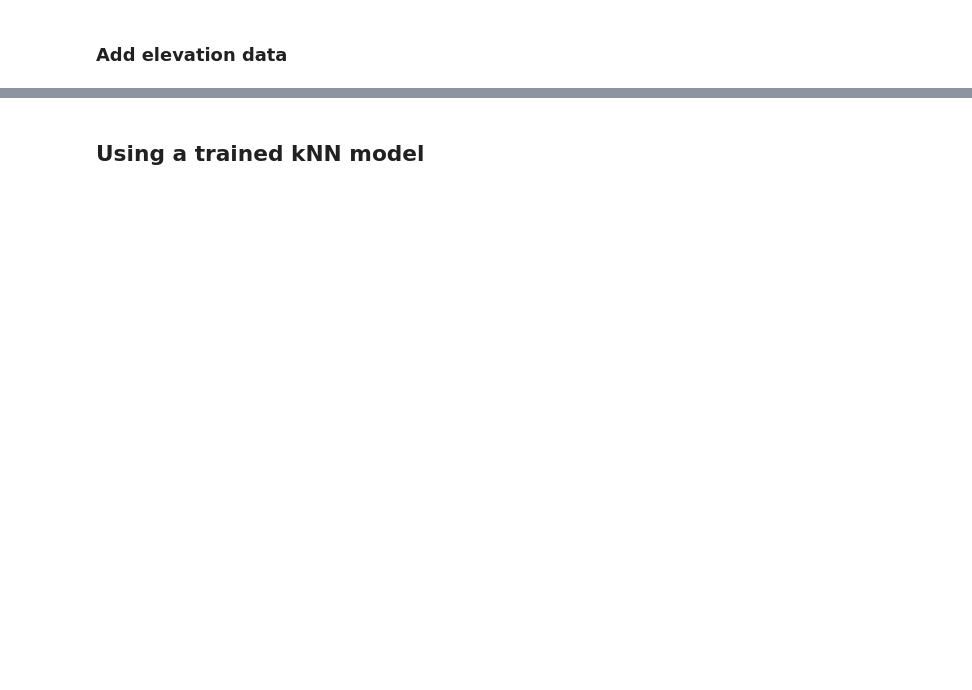
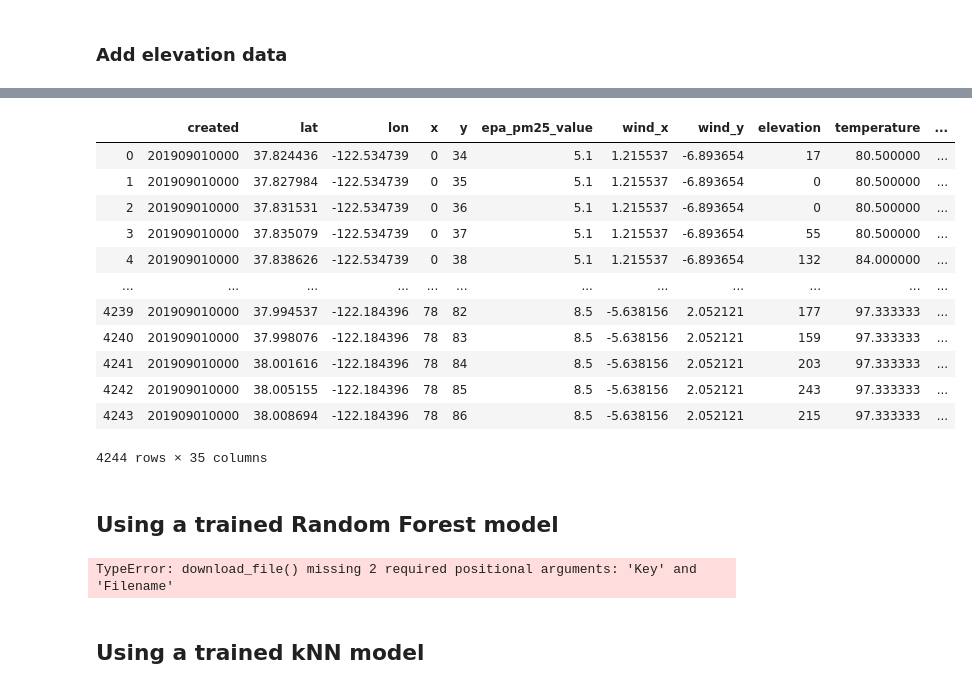
Before and after one commit to arnoldyb/air_pollution, a Jupyter notebook: recommender_mostpolluted.ipynb, the cells around one changed output, grey strips where cells are left out. Cells and saved outputs as stored; diff of their text form; code cells hidden in the pictures; blank space fills up the shorter version.

```diff
--- a/recommender_mostpolluted.ipynb
+++ b/recommender_mostpolluted.ipynb
@@ -263,5 +261,5 @@ X_data_df
 # given these are all on the edge of the ocean, setting these elevations to 0 would seem to be a reasonable response
 # %%
 # set a few grid points at seashore and read from TIF as ocean to 0
-X_data_df[X_data_df.elevation == -32768].elevation = 0
+X_data_df.elevation.replace(-32768, 0, inplace=True)
 # %% [markdown]
@@ -318,5 +316,6 @@ proximity_df.to_csv(path_or_buf="./data/distances.csv", index=True)
 # load in csv
 # this is a table of distances between all virtual sensors and actual sensors
 distances_df = pd.read_csv("./data/distances.csv")
+distances_df.sensor_id = distances_df.sensor_id.astype(str)
 # %%
 distances_df.head()
@@ -351,0 +413,22 @@ full_df = combineData(noaa_df, epa_df, X_data_df, month, day, yr) # pass X_data_
+# %%
+for n in range(nfeatures):
+    X_data_df['neighbor_'+str(n)] = ndict['neighbor_'+str(n)]
+# %%
+X_data_df['temperature'] = temperature
+X_data_df['humidity'] = humidity
+# %%
+X_data_df
+# %% [output]
+|  | created | lat | lon | x | y | epa_pm25_value | wind_x | wind_y | elevation | temperature | ... |
+| 0 | 201909010000 | 37.824436 | -122.534739 | 0 | 34 | 5.1 | 1.215537 | -6.893654 | 17 | 80.500000 | ... |
+| 1 | 201909010000 | 37.827984 | -122.534739 | 0 | 35 | 5.1 | 1.215537 | -6.893654 | 0 | 80.500000 | ... |
+| 2 | 201909010000 | 37.831531 | -122.534739 | 0 | 36 | 5.1 | 1.215537 | -6.893654 | 0 | 80.500000 | ... |
+| 3 | 201909010000 | 37.835079 | -122.534739 | 0 | 37 | 5.1 | 1.215537 | -6.893654 | 55 | 80.500000 | ... |
+| 4 | 201909010000 | 37.838626 | -122.534739 | 0 | 38 | 5.1 | 1.215537 | -6.893654 | 132 | 84.000000 | ... |
+| ... | ... | ... | ... | ... | ... | ... | ... | ... | ... | ... | ... |
+| 4239 | 201909010000 | 37.994537 | -122.184396 | 78 | 82 | 8.5 | -5.638156 | 2.052121 | 177 | 97.333333 | ... |
+| 4240 | 201909010000 | 37.998076 | -122.184396 | 78 | 83 | 8.5 | -5.638156 | 2.052121 | 159 | 97.333333 | ... |
+| 4241 | 201909010000 | 38.001616 | -122.184396 | 78 | 84 | 8.5 | -5.638156 | 2.052121 | 203 | 97.333333 | ... |
+| 4242 | 201909010000 | 38.005155 | -122.184396 | 78 | 85 | 8.5 | -5.638156 | 2.052121 | 243 | 97.333333 | ... |
+| 4243 | 201909010000 | 38.008694 | -122.184396 | 78 | 86 | 8.5 | -5.638156 | 2.052121 | 215 | 97.333333 | ... |
+4244 rows × 35 columns
@@ -352,3 +437,17 @@ full_df = combineData(noaa_df, epa_df, X_data_df, month, day, yr) # pass X_data_
+# %% [markdown]
+## Using a trained Random Forest model
+# %%
+# load in the model from a pickle file
+from joblib import dump, load
+client = boto3.client('s3')
+resource = boto3.resource('s3')
+my_bucket = resource.Bucket('capstone-air-pollution')
+obj = client.get_object(Bucket=my_bucket, Key='model_stuff/201901103_RF.joblib')
+
+model = load(obj['Body'])
+# not actually sure how to get this from s3 bucket...
+# %% [output]
+TypeError: download_file() missing 2 required positional arguments: 'Key' and 'Filename'
 # %% [markdown]
 ## Using a trained kNN model
 # %%
```
Also changed, not shown: parts of 21 cells of this notebook.
